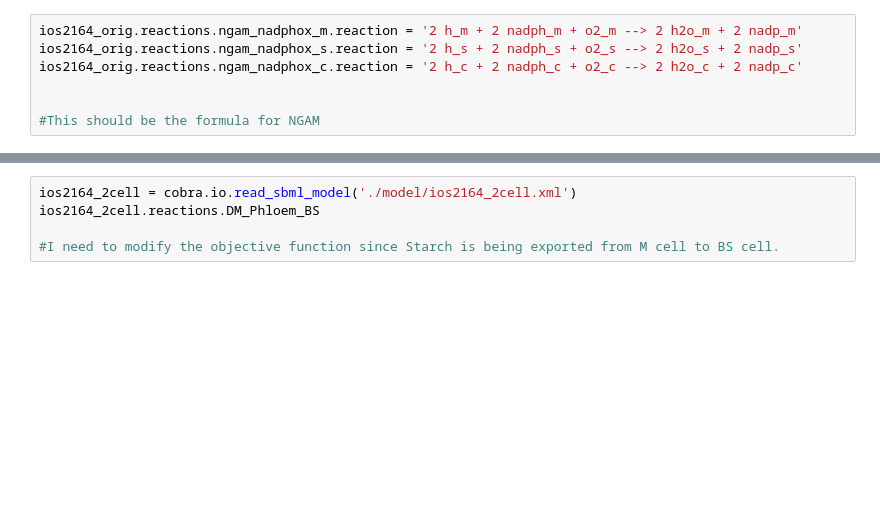
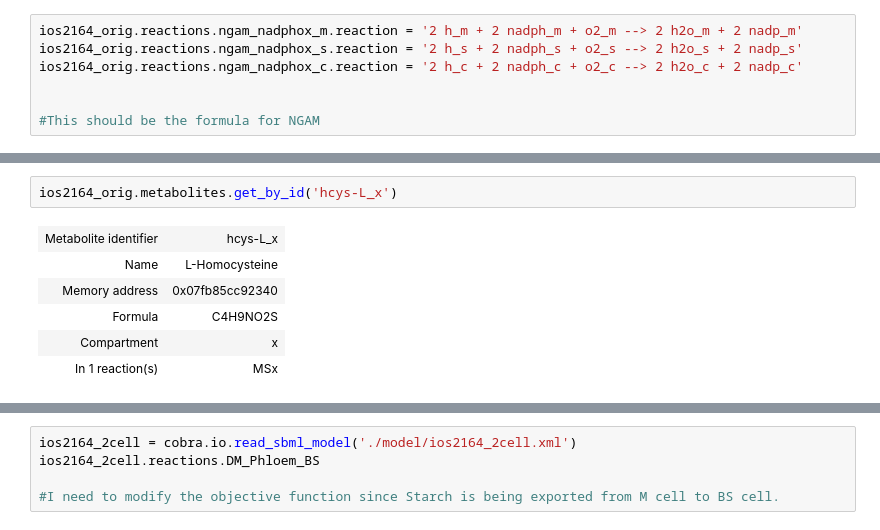
Before and after one commit to rtsantos3/RiceMM, a Jupyter notebook: Scripts/model_benchmarking/Checking Mass Balances in Models and comparison.ipynb, the cells around one changed output, grey strips where cells are left out. Drawn from its saved outputs; the diff is of its cells as text; blank space fills up the shorter version.

```diff
--- a/Scripts/model_benchmarking/Checking Mass Balances in Models and comparison.ipynb
+++ b/Scripts/model_benchmarking/Checking Mass Balances in Models and comparison.ipynb
@@ -509,3 +516,12 @@ percent imbalanced reactions 13.547546678245768
+# %%
+ios2164_orig.metabolites.get_by_id('hcys-L_x')
+# %% [output]
+| Metabolite identifier | hcys-L_x |
+| Name | L-Homocysteine |
+| Memory address | 0x07fb85cc92340 |
+| Formula | C4H9NO2S |
+| Compartment | x |
+| In 1 reaction(s) | MSx |
 # %%
 for items in imbalanced_rxns:
     print(items.id,items.check_mass_balance())
```
Also changed, not shown: parts of 11 cells of this notebook, 15 other files.
